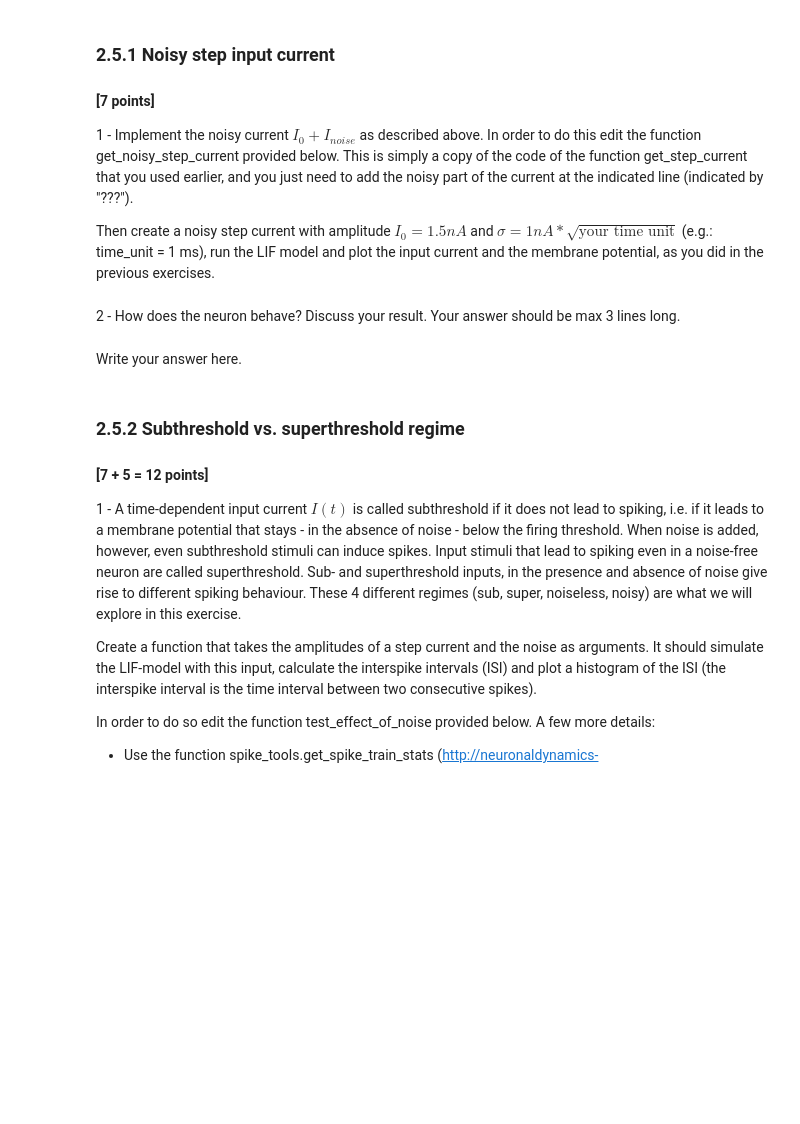
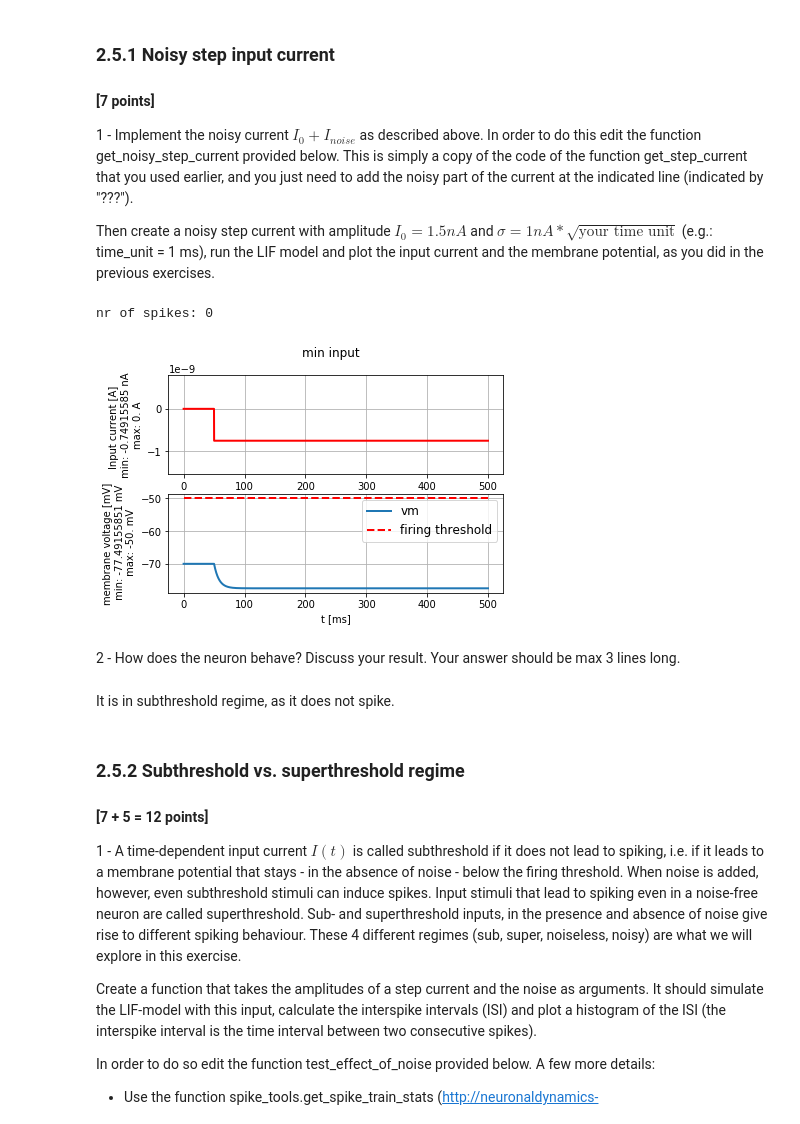
Before and after one commit to Shrecki/BioModNN, a Jupyter notebook: Ex2_Fabrice_Guibert_000.ipynb, the cells around one changed output. Cells and saved outputs as stored; diff of their text form; code cells hidden in the pictures; blank space fills up the shorter version.

Commit message:
Implemented all code except the bonus. Now need to answer to the questions of: -2.2.1 2) - 2.3.1 (membrane resistance & time-scale) -2.4.4 (check that plots are actually correct) -2.5.2 2) 3)

```diff
--- a/Ex2_Fabrice_Guibert_000.ipynb
+++ b/Ex2_Fabrice_Guibert_000.ipynb
@@ -476,39 +480,42 @@ def get_noisy_step_current(t_start, t_end, unit_time, amplitude, sigma, append_z
         "amplitude must have the dimension of current e.g. brian2.uamp"
 
     tmp_size = 1 + t_end  # +1 for t=0
     if append_zero:
         tmp_size += 1
     tmp = np.zeros((tmp_size, 1)) * b2.amp
 
-    tmp[t_start:t_end] = amplitude + ???
+    tmp[t_start:t_end] = amplitude + sigma*np.random.randn()/np.sqrt(unit_time)
     # Use np.random.randn(...) for generating random numbers
     # Pay attention the correct scaling (variance) of the noise with respect to unit_time (see formulas above)
 
     curr = b2.TimedArray(tmp, dt= unit_time)
     return curr
 
 # -------------------
 amplitude = 1.5*b2.nA
 time_unit = 1.*b2.ms
 time_step = 1.*b2.ms
-sigma = ???
+sigma = 1.0*b2.nA*np.sqrt(time_step)
 
 # Create a noisy step current
 noisy_step_current = get_noisy_step_current(t_start=50, t_end=500, unit_time = time_step,
                                             amplitude= amplitude, sigma = sigma)
 
 # Run the LIF model
 (state_monitor,spike_monitor) = LIF.simulate_LIF_neuron(input_current=noisy_step_current, \
                                                         simulation_time = 500*b2.ms)
 
 # plot I and vm
 plot_tools.plot_voltage_and_current_traces(state_monitor, noisy_step_current, title="min input", \
                                            firing_threshold=LIF.FIRING_THRESHOLD)
 print("nr of spikes: {}".format(spike_monitor.count[0]))
+# %% [output]
+nr of spikes: 0
+[figure, added]
 # %% [markdown]
 2 - How does the neuron behave? Discuss your result. Your answer should be max 3 lines long.
-# %% [markdown]
-Write your answer here.
+# %% [markdown]
+It is in subthreshold regime, as it does not spike.
 # %% [markdown]
 ### 2.5.2 Subthreshold vs. superthreshold regime
 #### [7 + 5 = 12 points]
```
Also changed, not shown: parts of 7 cells of this notebook.
